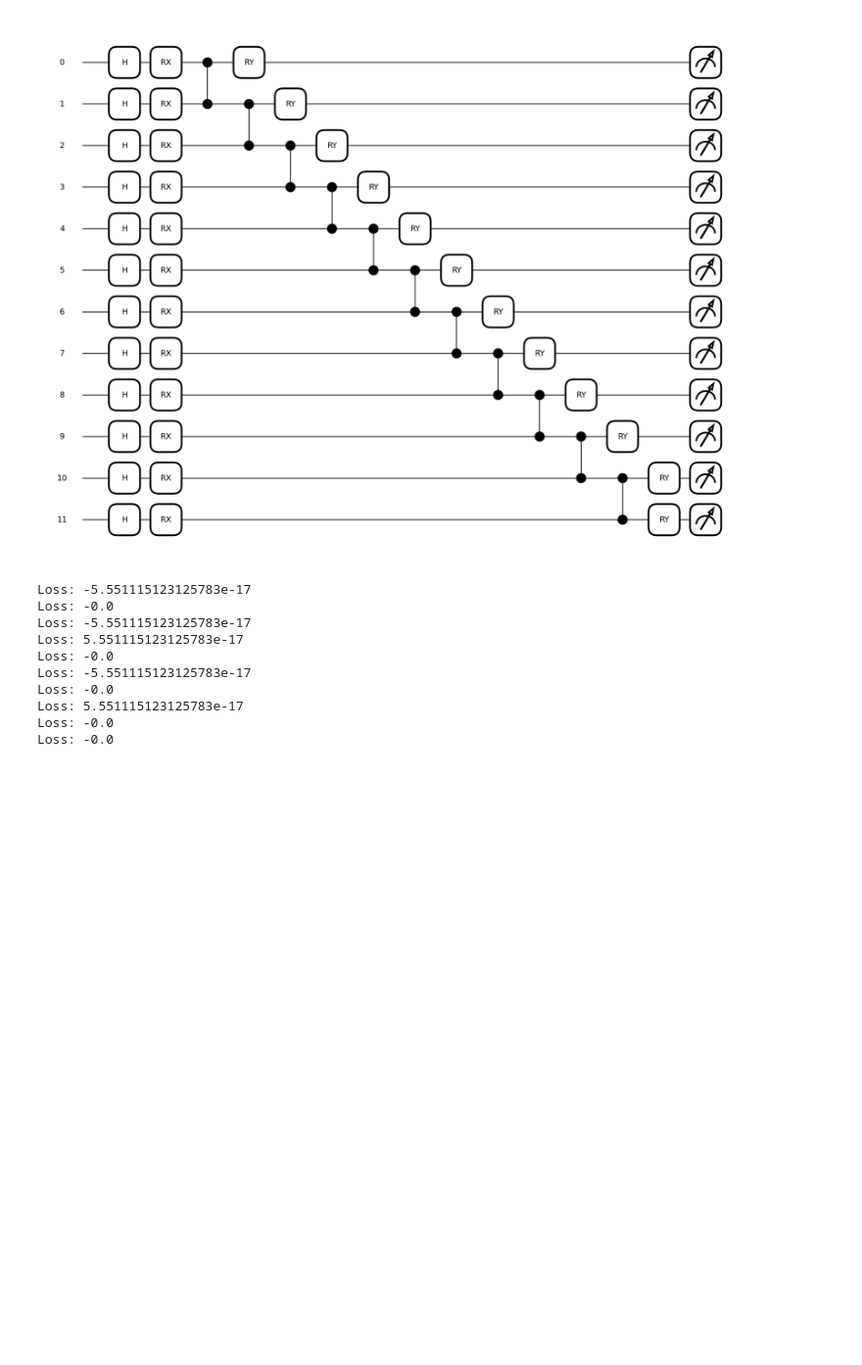
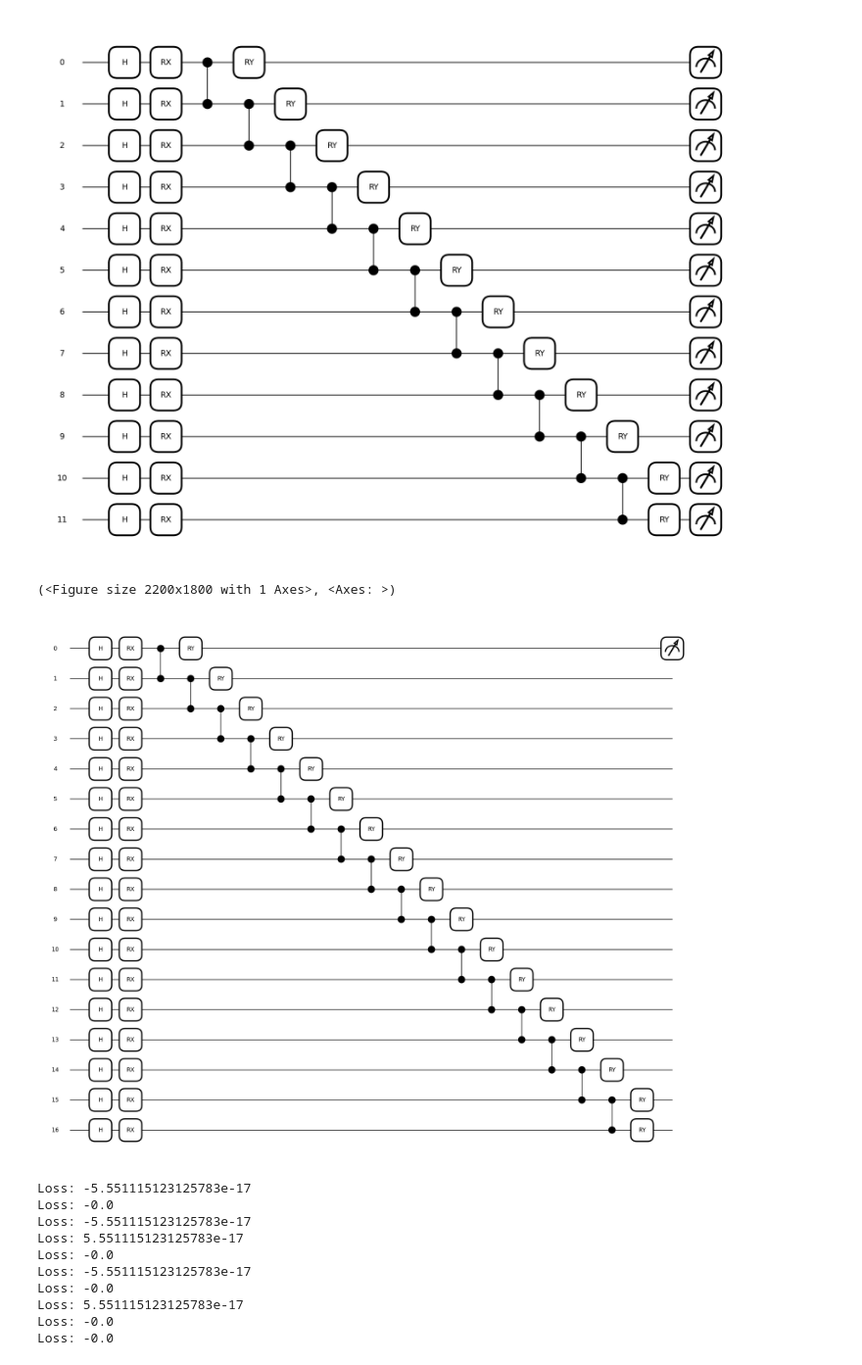
Before and after one commit to piersk/EEEN40290_Thesis, a Jupyter notebook: qml_lqdrl/PennyLane_LQDRL.ipynb, the cells around one changed output. Shown: that part at 98% size. Saved outputs shown, nothing was run; the diff lists cells and outputs as text; code cells hidden in the pictures; blank space fills up the shorter version.

Commit message:
Created nested functions for actor and critic qnodes, fixing the critic qnode creation

```diff
--- a/qml_lqdrl/PennyLane_LQDRL.ipynb
+++ b/qml_lqdrl/PennyLane_LQDRL.ipynb
@@ -9,7 +9,7 @@ import matplotlib
 dev = qml.device("default.qubit", wires=n_qubits)
 
 # Quantum Layer: First LQ Embed Layer
-def lq_embed_1(theta, theta_par):
+def lq_embed_1(n_qubits, theta, theta_par):
     for h in range(n_qubits):
         qml.Hadamard(wires=h)
     for i in range(n_qubits):
@@ -20,7 +20,7 @@ def lq_embed_1(theta, theta_par):
         qml.RY(theta_par[i], wires=i)
 
 # Quantum Layer: Subsequent Layers
-def lq_embed_m(theta, theta_par):
+def lq_embed_m(n_qubits, theta, theta_par):
     for i in range(n_qubits):
         qml.RX(theta[i], wires=i)
     for i in range(n_qubits - 1):
@@ -58,7 +58,7 @@ def actor_qnode(state_input, theta, theta_par):
     return [qml.expval(qml.PauliZ(i)) for i in range(n_qubits)]
 # %%
 @qml.qnode(dev)
-def critic_qnode(critic_input, theta, theta_par):
+def critic_qnode(n_qubits, critic_input, theta, theta_par):
     # Build same ansatz as above, with critic_input
     for i in range(n_qubits):
         qml.Hadamard(wires=i)
@@ -67,8 +67,8 @@ def critic_qnode(critic_input, theta, theta_par):
     for i in range(n_qubits - 1):
         qml.CZ(wires=[i, i+1])
 
-    for i in range(n_qubits):
+    for i in range(0, n_qubits):
         qml.RY(theta_par[i], wires=i)
 
     # Q-value output (e.g., Z₀ expectation)
-    return qml.expval(qml.PauliZ(0))
+    return [qml.expval(qml.PauliZ(0)) for i in range(n_qubits)]
@@ -128,7 +176,9 @@ for j in range(2*num_gus):
 full_input = np.concatenate([actor_inp_vec, action_vec])
 
 n_qubits = len(actor_inp_vec)
+print(n_qubits)
 n_crit_qubits = len(full_input)
+print(n_crit_qubits)
 
 theta = np.zeros(n_qubits, requires_grad=False)
 theta_par = np.random.randn(n_qubits, requires_grad=True)
@@ -136,7 +186,15 @@ theta_par = np.random.randn(n_qubits, requires_grad=True)
 crit_theta = np.zeros(n_crit_qubits, requires_grad=False)
 crit_theta_par = np.random.randn(n_crit_qubits, requires_grad=True)
 
+critic_qnode = make_critic_qnode(n_crit_qubits)
+#q_val = critic_qnode(n_crit_qubits, full_input, crit_theta, crit_theta_par)
+
+actor_qnode = make_actor_qnode(n_qubits)
+#q_vals = actor_qnode(n_qubits, actor_inp_vec, theta, theta_par)
+
+'''
 # Forward pass
-q_vals = actor_qnode(actor_inp_vec, theta, theta_par)
-q_val = critic_qnode(full_input, theta, theta_par)
+q_vals = actor_qnode(n_qubits, actor_inp_vec, theta, theta_par)
+q_val = critic_qnode(n_crit_qubits, full_input, crit_theta, crit_theta_par)
+'''
 # %% [output]
@@ -147,6 +207,11 @@ qml.draw_mpl(actor_qnode)(np.ones(n_qubits), np.ones(n_qubits), np.ones(n_qubits
 # %% [output]
 (<Figure size 1700x1300 with 1 Axes>, <Axes: >)
 [figure]
+# %%
+qml.draw_mpl(critic_qnode)(n_crit_qubits, np.ones(n_crit_qubits), np.ones(n_crit_qubits), np.ones(n_crit_qubits))
+# %% [output]
+(<Figure size 2200x1800 with 1 Axes>, <Axes: >)
+[figure, added]
 # %%
 critic_grad_fn = qml.grad(critic_qnode, argnum=2)
 grad_vals = critic_grad_fn(full_input, theta, theta_par)
```
Also changed, not shown: parts of 5 cells of this notebook.
